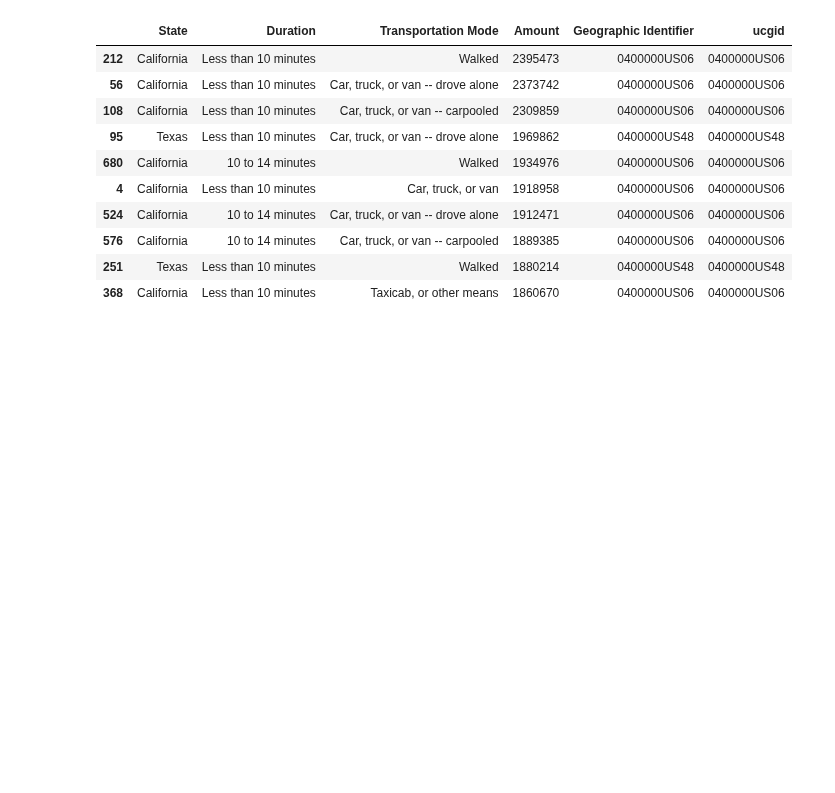
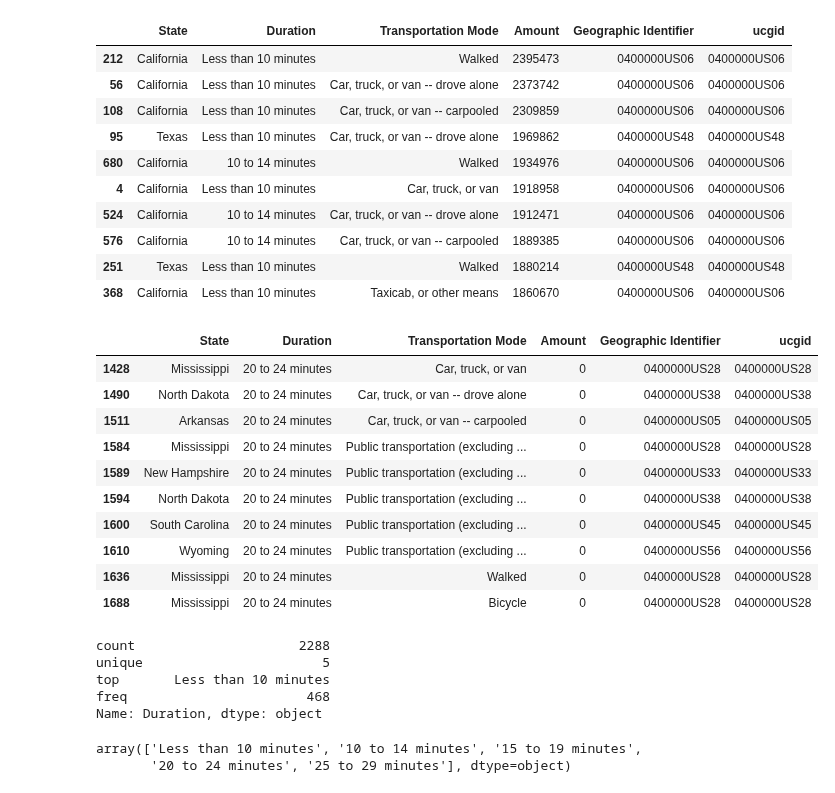
Before and after one commit to angelikabrown/CensusDataEDA, a Jupyter notebook: census_transportation_by_gendereda.ipynb, the cells around one changed output. Drawn from its saved outputs; the diff is of its cells as text; code cells hidden in the pictures; blank space fills up the shorter version.

```diff
--- a/census_transportation_by_gendereda.ipynb
+++ b/census_transportation_by_gendereda.ipynb
@@ -130,3 +130,33 @@ top_10_modes_exclude_home.head(10)
 | 576 | California | 10 to 14 minutes | Car, truck, or van -- carpooled | 1889385 | 0400000US06 | 0400000US06 |
 | 251 | Texas | Less than 10 minutes | Walked | 1880214 | 0400000US48 | 0400000US48 |
 | 368 | California | Less than 10 minutes | Taxicab, or other means | 1860670 | 0400000US06 | 0400000US06 |
+# %%
+#bottom 10 modes of transportation excluding 'Worked at home'
+bottom_10_modes_exclude_home = df_states[df_states['Transportation Mode'] != 'Worked at home'].nsmallest(10, 'Amount').sort_values(by='Amount', ascending=True)
+bottom_10_modes_exclude_home.head(10)
+# %% [output]
+|  | State | Duration | Transportation Mode | Amount | Geographic Identifier | ucgid |
+| 1428 | Mississippi | 20 to 24 minutes | Car, truck, or van | 0 | 0400000US28 | 0400000US28 |
+| 1490 | North Dakota | 20 to 24 minutes | Car, truck, or van -- drove alone | 0 | 0400000US38 | 0400000US38 |
+| 1511 | Arkansas | 20 to 24 minutes | Car, truck, or van -- carpooled | 0 | 0400000US05 | 0400000US05 |
+| 1584 | Mississippi | 20 to 24 minutes | Public transportation (excluding ... | 0 | 0400000US28 | 0400000US28 |
+| 1589 | New Hampshire | 20 to 24 minutes | Public transportation (excluding ... | 0 | 0400000US33 | 0400000US33 |
+| 1594 | North Dakota | 20 to 24 minutes | Public transportation (excluding ... | 0 | 0400000US38 | 0400000US38 |
+| 1600 | South Carolina | 20 to 24 minutes | Public transportation (excluding ... | 0 | 0400000US45 | 0400000US45 |
+| 1610 | Wyoming | 20 to 24 minutes | Public transportation (excluding ... | 0 | 0400000US56 | 0400000US56 |
+| 1636 | Mississippi | 20 to 24 minutes | Walked | 0 | 0400000US28 | 0400000US28 |
+| 1688 | Mississippi | 20 to 24 minutes | Bicycle | 0 | 0400000US28 | 0400000US28 |
+# %%
+# describe just the 'Duration' column
+df_states['Duration'].describe()
+# %% [output]
+count                     2288
+unique                       5
+top       Less than 10 minutes
+freq                       468
+Name: Duration, dtype: object
+# %%
+df_states['Duration'].unique()
+# %% [output]
+array(['Less than 10 minutes', '10 to 14 minutes', '15 to 19 minutes',
+       '20 to 24 minutes', '25 to 29 minutes'], dtype=object)
```
Also changed, not shown: 1 other file.
